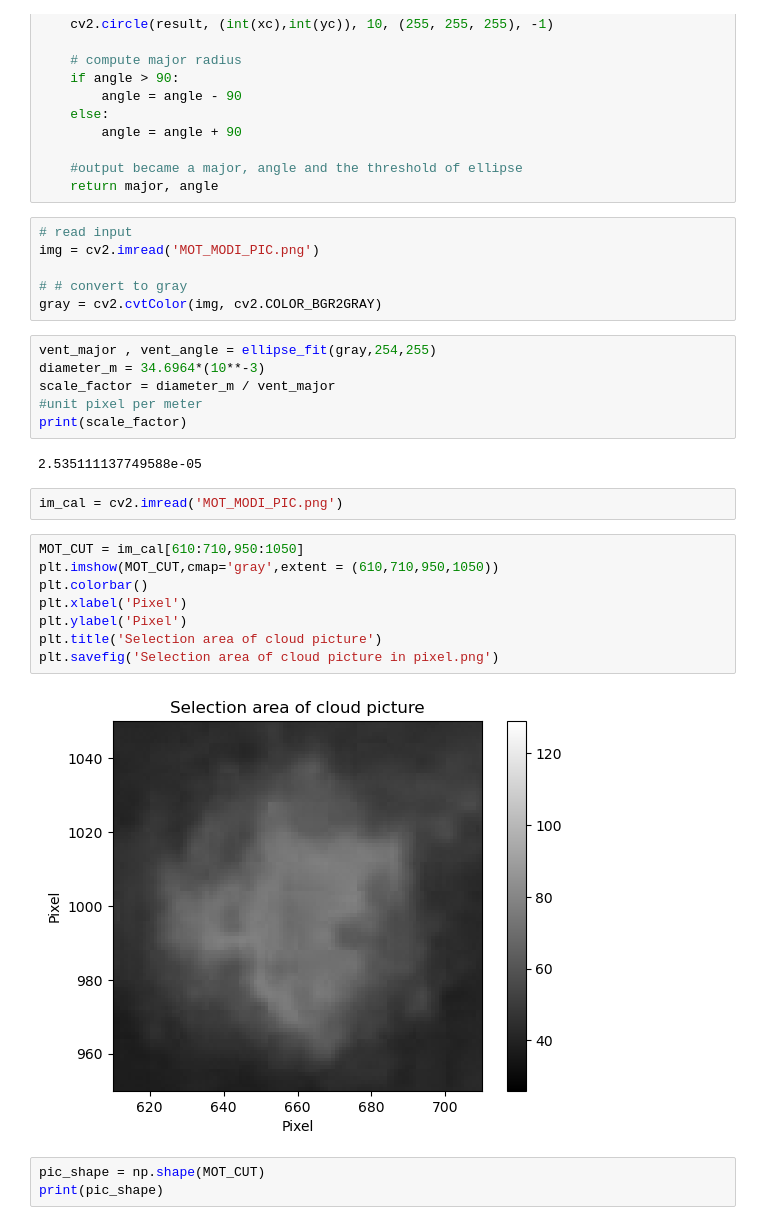
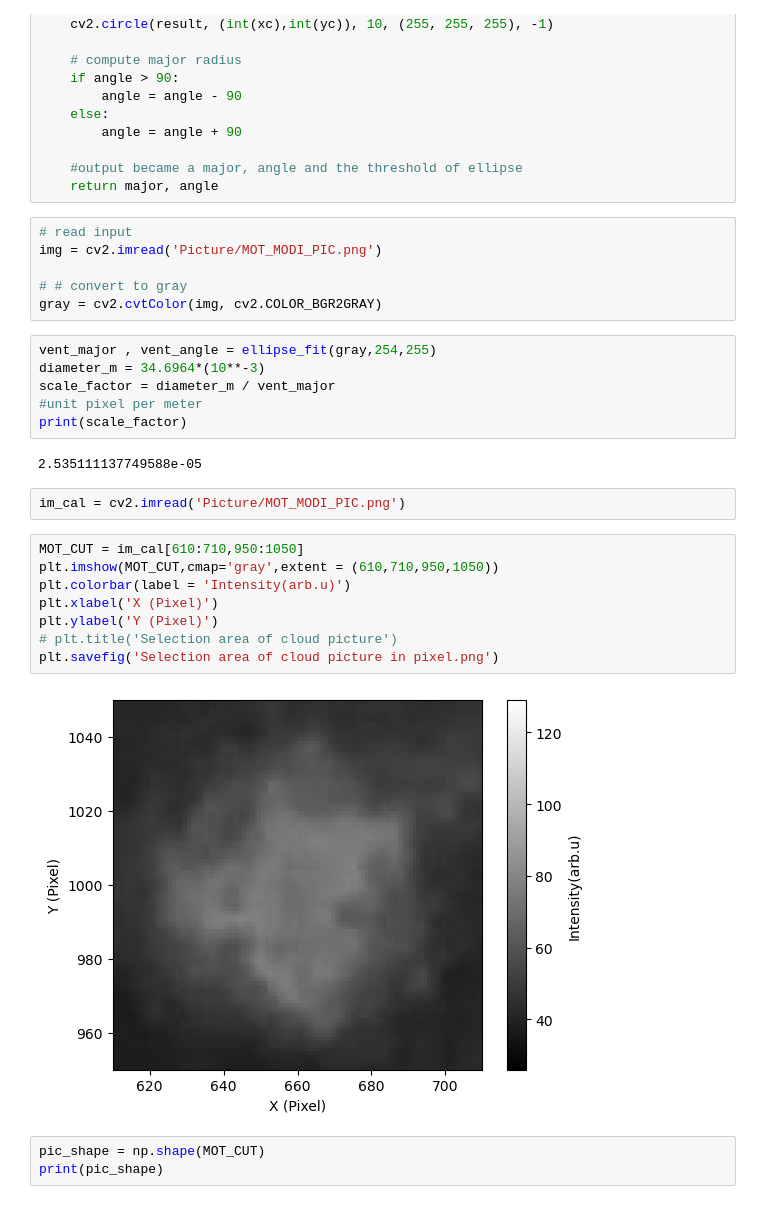
Before and after one commit to Sizslie01/Aoom, a Jupyter notebook: Thesis The Final Project/Time_of_flight/Find cloud size.ipynb, the cells around one changed output. Drawn from its saved outputs; the diff is of its cells as text.

```diff
--- a/Thesis The Final Project/Time_of_flight/Find cloud size.ipynb
+++ b/Thesis The Final Project/Time_of_flight/Find cloud size.ipynb
@@ -71,7 +77,7 @@ def ellipse_fit(array,min_t,max_t):
     return major, angle
 # %%
 # read input
-img = cv2.imread('MOT_MODI_PIC.png')
+img = cv2.imread('Picture/MOT_MODI_PIC.png')
 
 # # convert to gray
 gray = cv2.cvtColor(img, cv2.COLOR_BGR2GRAY)
@@ -84,17 +90,17 @@ print(scale_factor)
 # %% [output]
 2.535111137749588e-05
 # %%
-im_cal = cv2.imread('MOT_MODI_PIC.png')
+im_cal = cv2.imread('Picture/MOT_MODI_PIC.png')
 # %%
 MOT_CUT = im_cal[610:710,950:1050]
 plt.imshow(MOT_CUT,cmap='gray',extent = (610,710,950,1050))
-plt.colorbar()
-plt.xlabel('Pixel')
-plt.ylabel('Pixel')
-plt.title('Selection area of cloud picture')
+plt.colorbar(label = 'Intensity(arb.u)')
+plt.xlabel('X (Pixel)')
+plt.ylabel('Y (Pixel)')
+# plt.title('Selection area of cloud picture')
 plt.savefig('Selection area of cloud picture in pixel.png')
 # %% [output]
-[figure, old version]
+[figure, new version]
 # %%
 pic_shape = np.shape(MOT_CUT)
 print(pic_shape)
```
Also changed, not shown: parts of 6 cells of this notebook, 5 other files.
